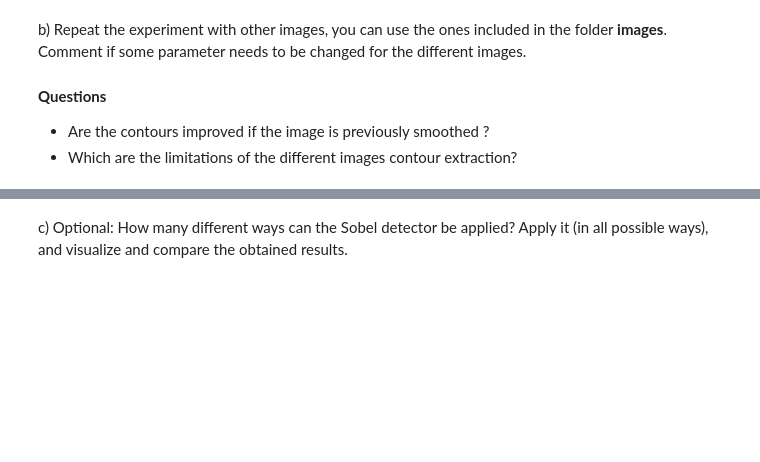
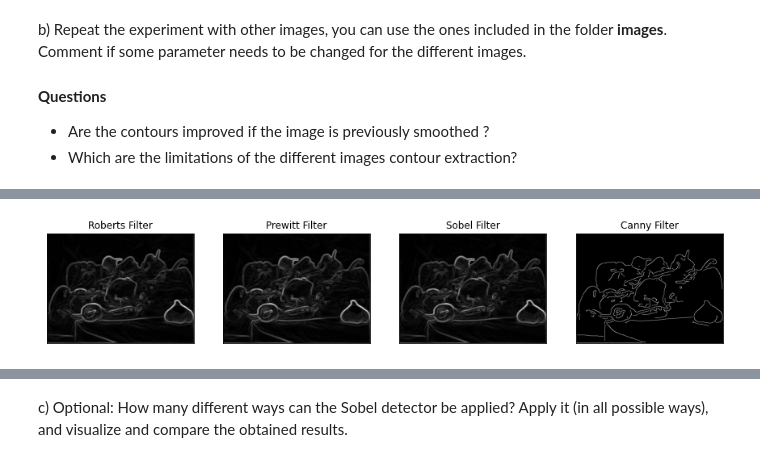
Before and after one commit to PauSolerValades/VA, a Jupyter notebook: Practica2/p2_2021-2022.ipynb, the cells around one changed output, grey strips where cells are left out. Cells and saved outputs as stored; diff of their text form; code cells hidden in the pictures; blank space fills up the shorter version.

```diff
--- a/Practica2/p2_2021-2022.ipynb
+++ b/Practica2/p2_2021-2022.ipynb
@@ -497,0 +537,17 @@ b)	Repeat the experiment with other images, you can use the ones included in the
+# %%
+mask_2d = np.ones((5,5))
+mask_2d = mask_2d/np.sum(mask_2d) #Normalize
+
+image_smoothed = convolve(image, mask_2d, mode='constant', cval=0.0)
+
+image_roberts=filters.roberts(image_smoothed)
+image_prewitt=filters.prewitt(image_smoothed)
+image_sobel = filters.sobel(image_smoothed)
+image_canny = feature.canny(image_smoothed, sigma=1.8)
+
+visualize4(
+    image_roberts, image_prewitt, image_sobel, image_canny,
+    "Roberts Filter", "Prewitt Filter", "Sobel Filter", "Canny Filter"
+)
+# %% [output]
+[figure, added]
```
Also changed, not shown: parts of 17 cells of this notebook.
